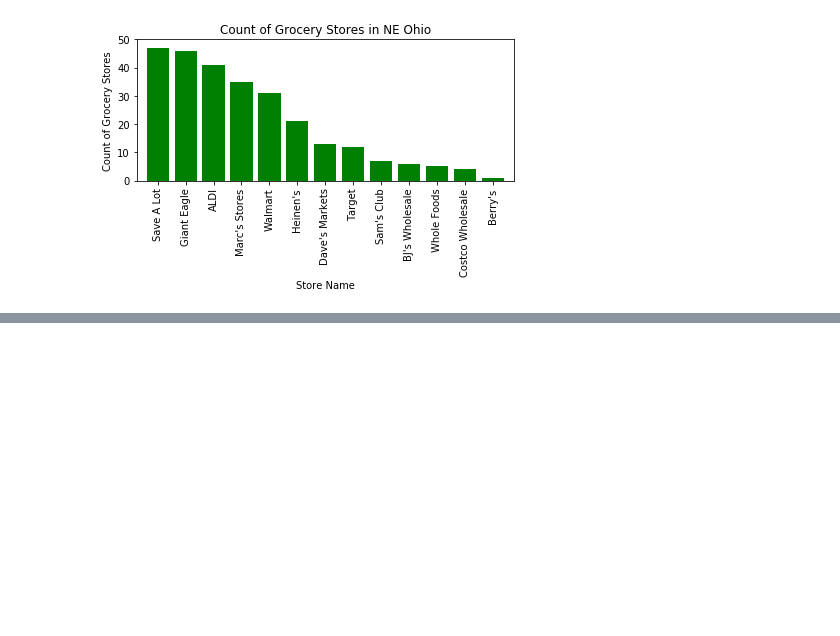
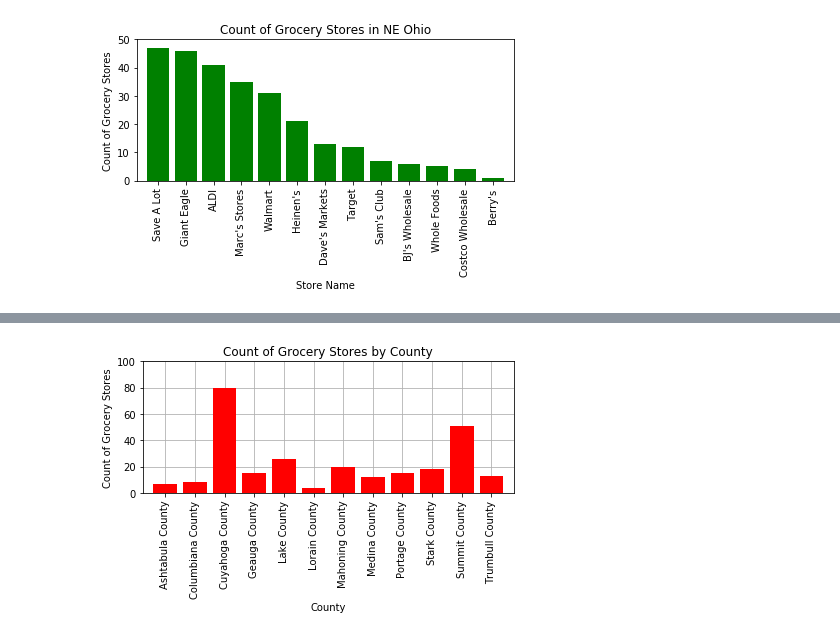
Before and after one commit to BenSnyder90/GroceryStoreAnalysis, a Jupyter notebook: storename_cleanup.ipynb, the cells around one changed output, grey strips where cells are left out. Saved outputs shown, nothing was run; the diff lists cells and outputs as text; code cells hidden in the pictures; blank space fills up the shorter version.

```diff
--- a/storename_cleanup.ipynb
+++ b/storename_cleanup.ipynb
@@ -376,0 +458,26 @@ plt.show()
+# %%
+# Set up bar chart for store count by county
+x_labels2 = store_count_list.index.to_list()
+x_axis = np.arange(len(counties))
+plt.bar(x_axis,store_count_list,color='r',align='center',zorder=3)
+
+# Set limits of chart
+plt.xlim(-0.75, len(x_axis)-0.25)
+plt.ylim(0,100)
+
+# Set up x-axis tick marks
+tick_locations = [value for value in x_axis]
+plt.xticks(tick_locations,x_labels2,rotation=90)
+
+# Enter title and labels
+plt.title("Count of Grocery Stores by County")
+plt.xlabel("County")
+plt.ylabel("Count of Grocery Stores")
+
+plt.tight_layout()
+plt.savefig("store_count_by_county.png")
+#plt.grid()
+plt.grid(zorder=0)
+plt.show()
+# %% [output]
+[figure, added]
```
Also changed, not shown: parts of 6 cells of this notebook, 2 other files.
